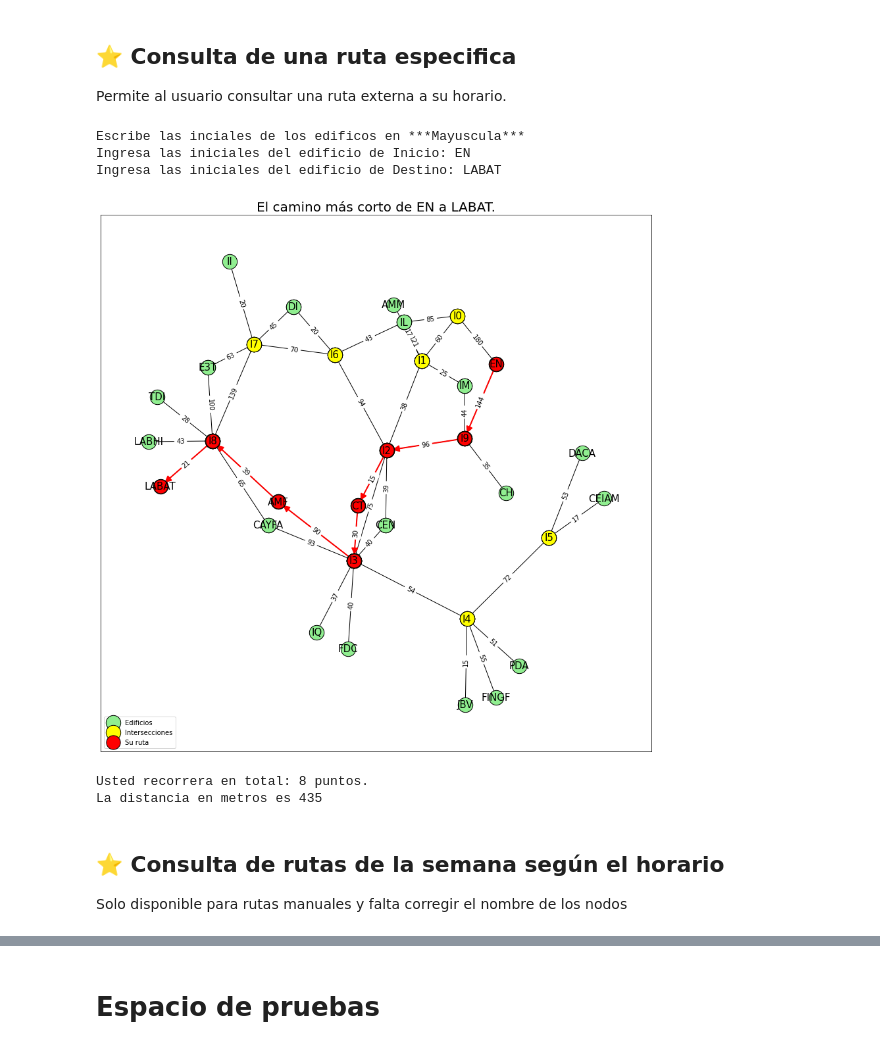
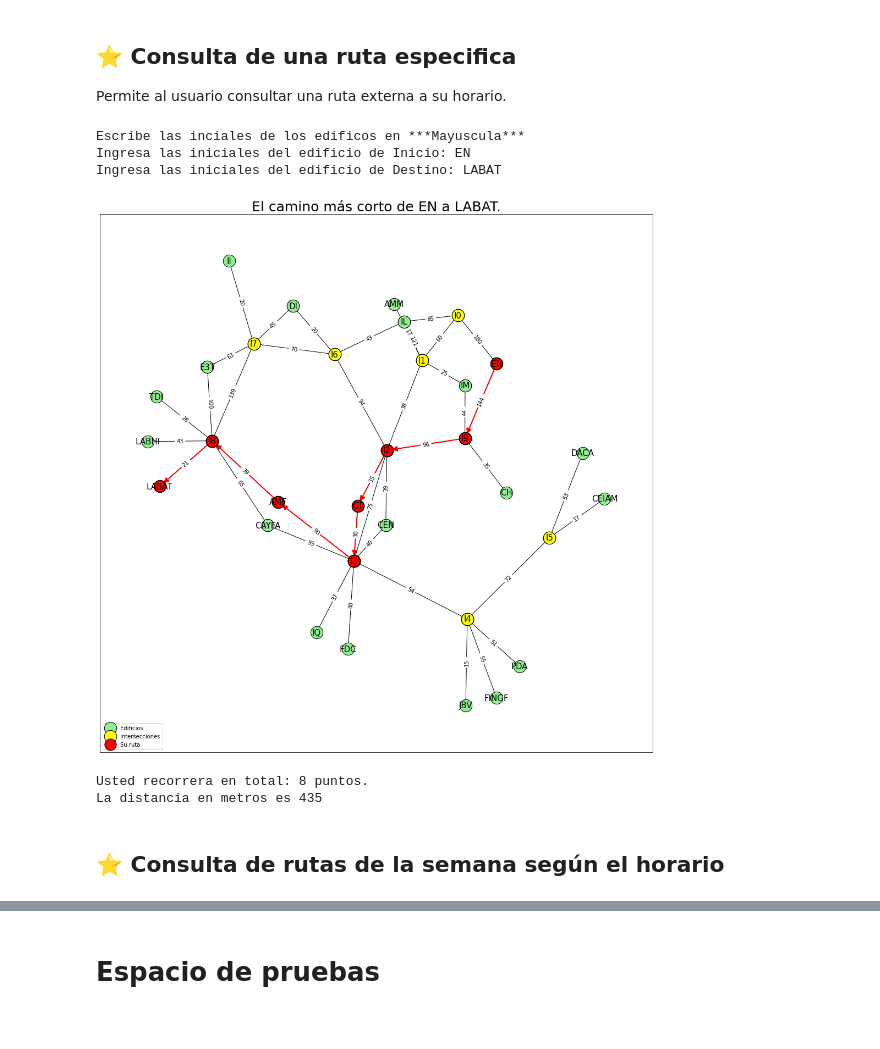
Before and after one commit to TMikeM/PRUEBAS-PARA-EL-PROYECTO-FINAL, a Jupyter notebook: grafoProyecto.ipynb, the cells around one changed output, grey strips where cells are left out. Saved outputs shown, nothing was run; the diff lists cells and outputs as text; code cells hidden in the pictures.

```diff
--- a/grafoProyecto.ipynb
+++ b/grafoProyecto.ipynb
@@ -108,49 +113,60 @@ print("Escribe las inciales de los edificos en ***Mayuscula***")
 Entrada= input("Ingresa las iniciales del edificio de Inicio: ")
 Salida= input("Ingresa las iniciales del edificio de Destino: ")
 
 #Tamaño de la gráfica
-fig, ax = plt.subplots(figsize=(15, 15))
+fig, ax = plt.subplots(figsize=(18, 18))
 
 #Distancia de los nodos
 seed = 2
 pos = nx.spring_layout(G, seed=seed)
 
-#Configuración para los nodos
+#CONFIGURACIÓN PARA LOS NODOS
 inter = list(df.Destino)
 edif = list(df.Origen)
 
-nx.draw_networkx_nodes(G, pos, nodelist=edif, node_size=500, edgecolors = 'black', node_color='lightgreen', label='Edificios') #Para los edificios
-nx.draw_networkx_nodes(G, pos, nodelist=inter, node_size=500, edgecolors = 'black', node_color='yellow', label='Intersecciones') #Para las intersecciones
+#Para los edificios:
+nx.draw_networkx_nodes(G, pos,
+                       nodelist=edif, node_size=500,
+                       edgecolors = 'black', node_color='lightgreen',
+                       label='Edificios')
+#Para las intersecciones:
+nx.draw_networkx_nodes(G, pos,
+                       nodelist=inter, node_size=500,
+                       edgecolors = 'black', node_color='yellow',
+                       label='Intersecciones')
 
-#Configuración para las aristas
+#CONFIGURACIÓN PARA LAS ARISTAS
 labels = {e: G.edges[e]['Peso'] for e in G.edges} #Guarda los pesos entre cada arista
 nx.draw_networkx_edge_labels(G, pos, edge_labels=labels)
 nx.draw_networkx_edges(G, pos, edge_color='black', width = 1)
 
-#Configuración para colorear el camino más corto (LO QUE ESTÁ EN ROJO)
-path = nx.shortest_path(G,source=Entrada,target=Salida, weight='Peso', method='dijkstra')
+#CCONFIGURACIÓN PARA COLOREAR EL CAMINO MÁS CORTO (path)
+path = nx.shortest_path(G, source=Entrada, target=Salida, weight='Peso', method='dijkstra')
 path_edges = list(zip(path,path[1:]))
-nx.draw_networkx_nodes(G,pos,nodelist=path, node_size=450, edgecolors='black', node_color='red', label = 'Su ruta')
-nx.draw_networkx_edges(G, pos, arrows = True, arrowstyle="-|>", arrowsize=20, edgelist=path_edges,  edge_color='red', width=2)
+nx.draw_networkx_nodes(G, pos,
+                       nodelist=path, node_size=450,
+                       edgecolors='black', node_color='red', label = 'Su ruta')
+nx.draw_networkx_edges(G, pos,
+                       arrows = True, arrowstyle="-|>", arrowsize=20,
+                       edgelist=path_edges,  edge_color='red', width=2)
 
-#Configuración para las etiquetas de la gráfica
+#CONFIGURACIÓN PARA LAS ETIQUETAS DE LA GRÁFICA
 nx.draw_networkx_labels(G, pos, font_size=15)
 
 plt.legend(loc="lower left")
-plt.title(f"El camino más corto de {Entrada} a {Salida}.", fontdict={'fontsize':20})
+plt.title(f"El camino más corto de {Entrada} a {Salida}.", fontsize=25)
 plt.axis('on')
 plt.savefig('Mapa_UIS.png', dpi = 300, format = 'png', transparent = True)
 plt.show()
 
-#En esta impresion a pantalla mostramos la cantidad total de puntos por lo que el usuario recorre y la distancia total en metros.
-print(f"Usted recorrera en total: {len(path)} puntos.\nLa distancia en metros es {nx.shortest_path_length(G, 'EN', 'LABAT', 'Peso')}")
+#Aquí le indicamos al usuario la cantidad total de intersecciones a recorrer y la distancia total en metros.
+print(f"Usted recorrera en total: {len(path)} puntos.\nLa distancia en metros es {nx.shortest_path_length(G, Entrada, Salida, 'Peso')}")
 # %% [output]
 Escribe las inciales de los edificos en ***Mayuscula***
 Ingresa las iniciales del edificio de Inicio: EN
 Ingresa las iniciales del edificio de Destino: LABAT
-[figure, old version]
+[figure, new version]
 Usted recorrera en total: 8 puntos.
 La distancia en metros es 435
 # %% [markdown]
 ## ⭐ Consulta de rutas de la semana según el horario
-Solo disponible para rutas manuales y falta corregir el nombre de los nodos
```
Also changed, not shown: parts of 17 cells of this notebook.
